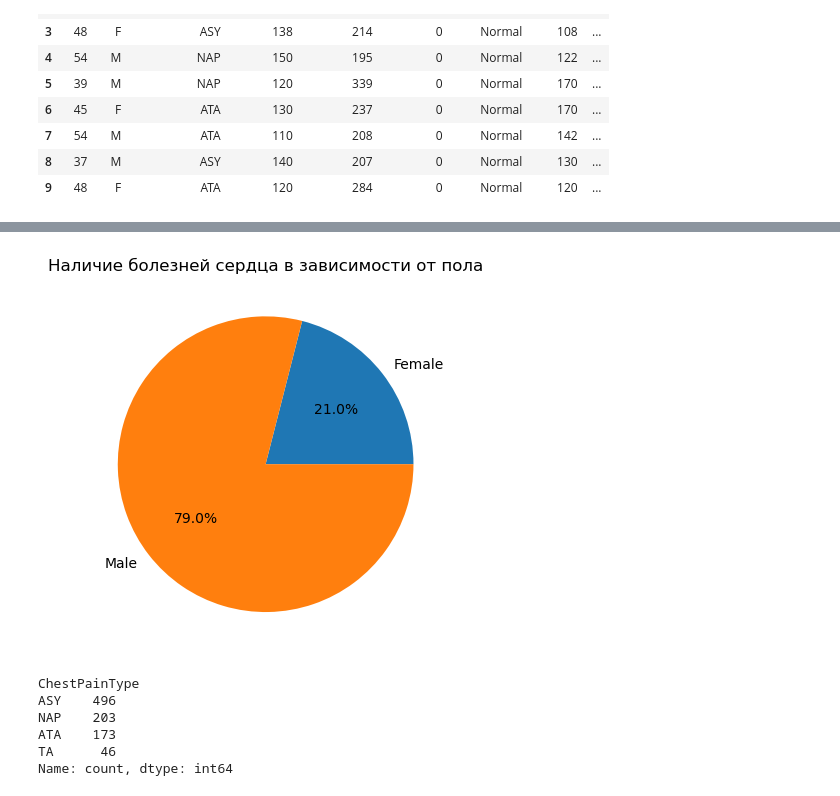
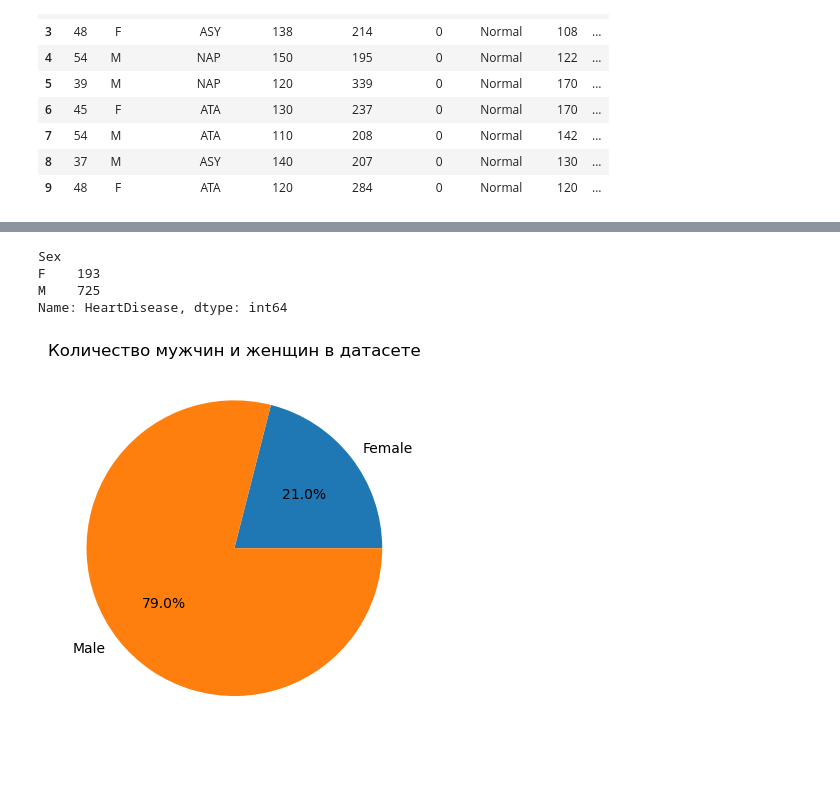
Before and after one commit to ArinaFedotova/APL.lab2, a Jupyter notebook: lab2.ipynb, the cells around one changed output, grey strips where cells are left out. Saved outputs shown, nothing was run; the diff lists cells and outputs as text; code cells hidden in the pictures.

```diff
--- a/lab2.ipynb
+++ b/lab2.ipynb
@@ -242,6 +235,13 @@ Name: HeartDisease, dtype: int64
+# %%
+ds_heart.groupby(by = 'Sex')['HeartDisease'].count()
+# %% [output]
+Sex
+F    193
+M    725
+Name: HeartDisease, dtype: int64
 # %%
-plt.pie(ds_heart.groupby(by = 'Sex')['HeartDisease'].count(), labels = ["Female", "Male"], autopct='%1.1f%%')
-plt.title('Наличие болезней сердца в зависимости от пола')
+plt.pie(ds_heart.groupby(by = 'Sex').size(), labels = ["Female", "Male"], autopct='%1.1f%%')
+plt.title('Количество мужчин и женщин в датасете')
 plt.show()
 # %% [output]
-[figure, old version]
+[figure, new version]
@@ -252,9 +247,0 @@ plt.show()
-# %%
-ds_heart.ChestPainType.value_counts(dropna = False)
-# %% [output]
-ChestPainType
-ASY    496
-NAP    203
-ATA    173
-TA      46
-Name: count, dtype: int64
```
Also changed, not shown: parts of 26 cells of this notebook, 3 other files.
